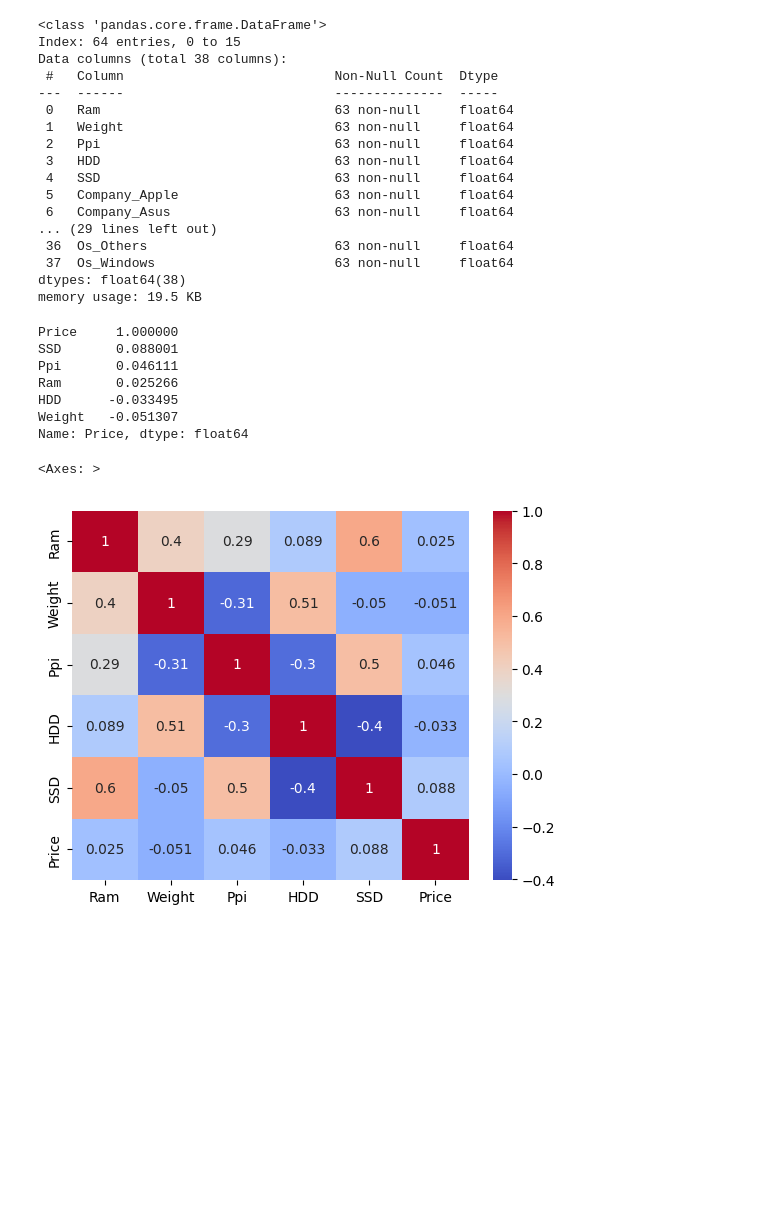
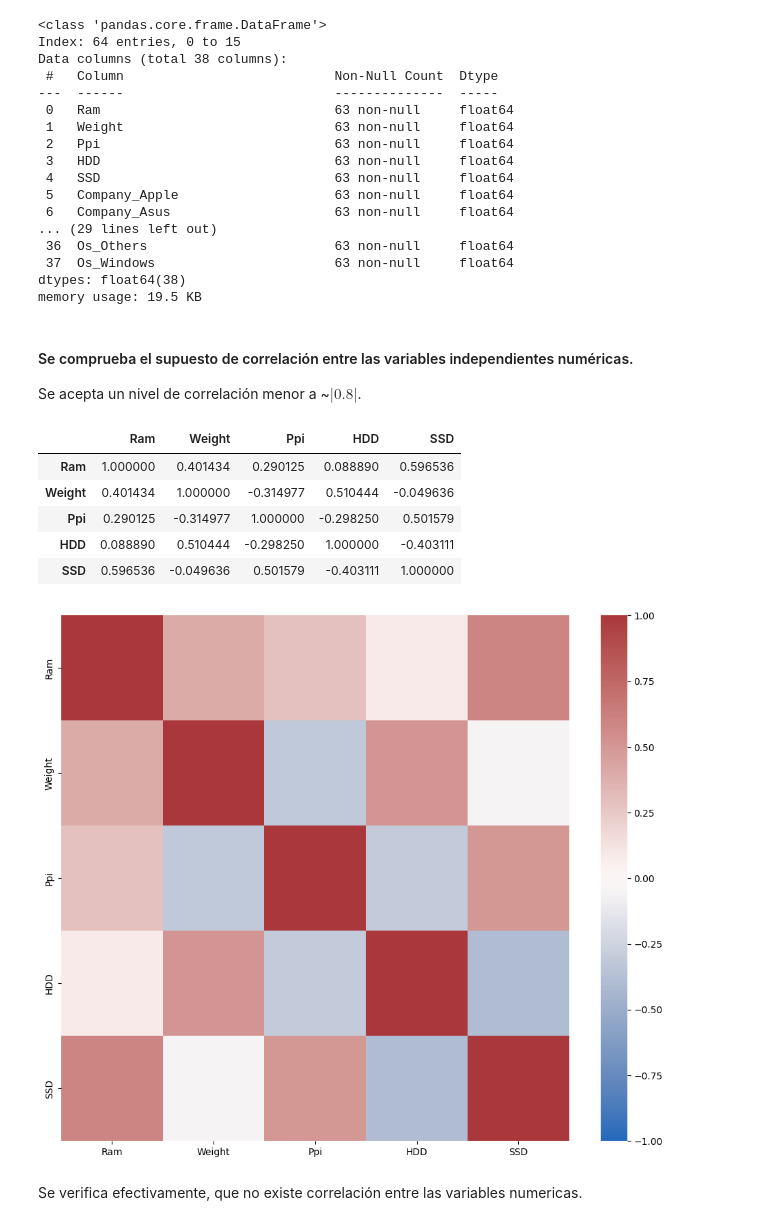
Before and after one commit to ddummann/BI-202302-1, a Jupyter notebook: Lab2/MainNotebook.ipynb, the cells around one changed output. Saved outputs shown, nothing was run; the diff lists cells and outputs as text; code cells hidden in the pictures; blank space fills up the shorter version.

```diff
--- a/Lab2/MainNotebook.ipynb
+++ b/Lab2/MainNotebook.ipynb
@@ -564,22 +564,22 @@ Data columns (total 38 columns):
  37  Os_Windows                       63 non-null     float64
 dtypes: float64(38)
 memory usage: 19.5 KB
-# %%
-# Correlacion
-
-correlation_matrix = df_laptops_train[featuresNumericas + ['Price']].corr()
-correlation_with_price = correlation_matrix['Price'].sort_values(ascending=False)
-correlation_with_price
-# %% [output]
-Price     1.000000
-SSD       0.088001
-Ppi       0.046111
-Ram       0.025266
-HDD      -0.033495
-Weight   -0.051307
-Name: Price, dtype: float64
-# %%
-sns.heatmap(correlation_matrix, annot=True, cmap='coolwarm')
-# %% [output]
-<Axes: >
-[figure, removed]
+# %% [markdown]
+#### Se comprueba el supuesto de correlación entre las variables independientes numéricas.
+Se acepta un nivel de correlación menor a ~$|0.8|$.
+# %%
+
+# Correlacion entre variables numericas
+plt.figure(figsize = (12, 10))
+sns.heatmap(df_laptops_train[featuresNumericas].corr(), cmap = 'vlag', vmin = -1, vmax = 1)
+df_laptops_train[featuresNumericas].corr()
+# %% [output]
+|  | Ram | Weight | Ppi | HDD | SSD |
+| Ram | 1.000000 | 0.401434 | 0.290125 | 0.088890 | 0.596536 |
+| Weight | 0.401434 | 1.000000 | -0.314977 | 0.510444 | -0.049636 |
+| Ppi | 0.290125 | -0.314977 | 1.000000 | -0.298250 | 0.501579 |
+| HDD | 0.088890 | 0.510444 | -0.298250 | 1.000000 | -0.403111 |
+| SSD | 0.596536 | -0.049636 | 0.501579 | -0.403111 | 1.000000 |
+[figure, added]
+# %% [markdown]
+Se verifica efectivamente, que no existe correlación entre las variables numericas.
```
Also changed, not shown: parts of 7 cells of this notebook.
